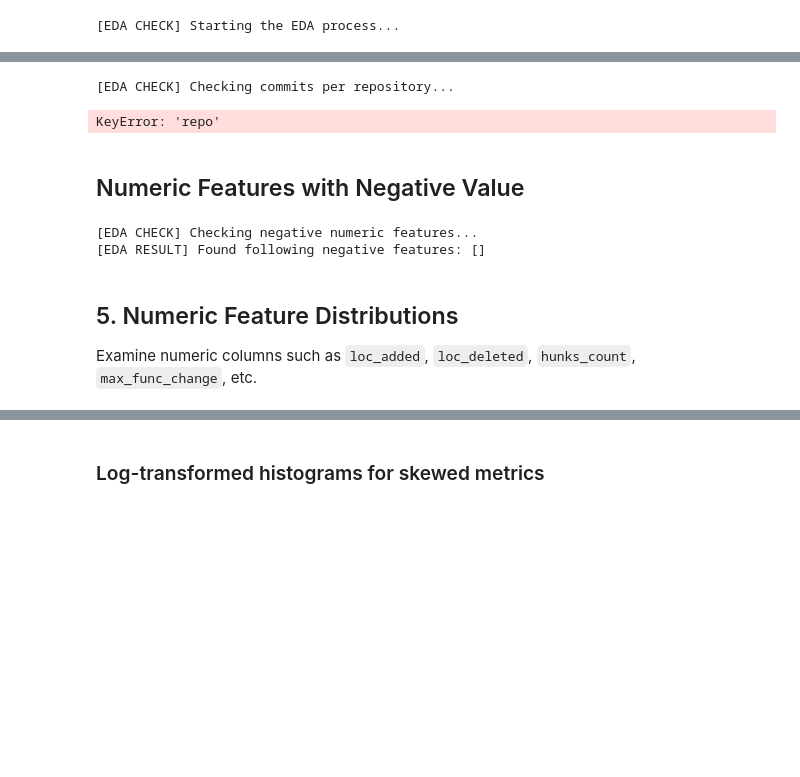
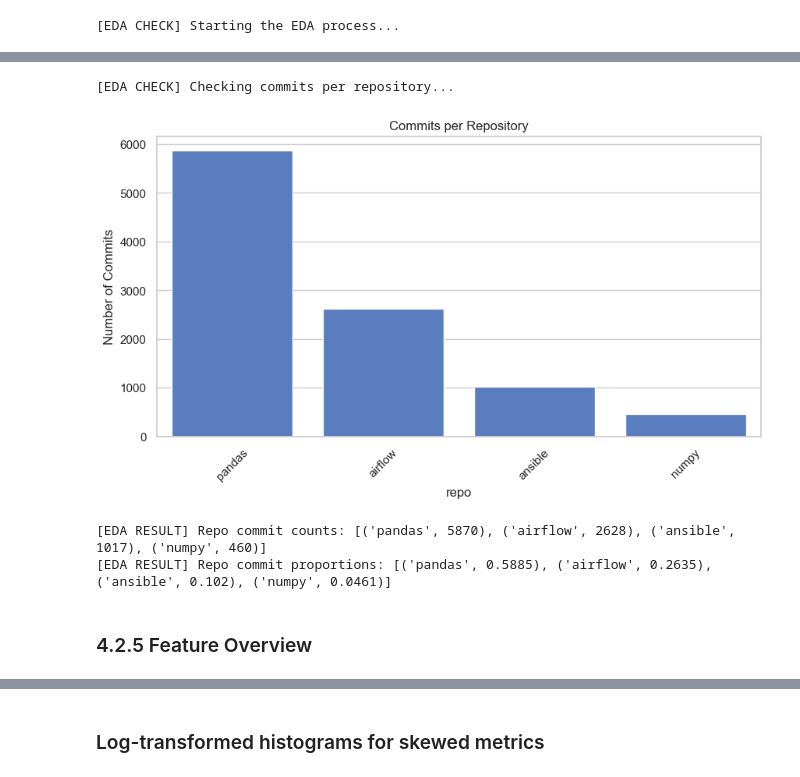
Before and after one commit to FilipMojto/DP_Thesis, a Jupyter notebook: notebooks/04-EDA.ipynb, the cells around one changed output, grey strips where cells are left out. Saved outputs shown, nothing was run; the diff lists cells and outputs as text; code cells hidden in the pictures; blank space fills up the shorter version.

```diff
--- a/notebooks/04-EDA.ipynb
+++ b/notebooks/04-EDA.ipynb
@@ -198,70 +268,10 @@ logger.log_result(f"Label proportions: {[(int(k), round(float(v), 4)) for k, v i
-# %%
-# %%
-logger.log_check("Checking commits per repository...")
-
-repo_counts = df['repo'].value_counts()
-
-# Plot
-plt.figure(figsize=(10,5))
-sns.barplot(x=repo_counts.index, y=repo_counts.values)
-plt.title("Commits per Repository")
-plt.ylabel("Number of Commits")
-plt.xticks(rotation=45)
-plt.show()
-
-# Raw counts (one-line log)
-logger.log_result(
-    f"Repo commit counts: {[(repo, int(count)) for repo, count in repo_counts.items()]}"
-)
-
-# Proportions (one-line log)
-repo_props = repo_counts / len(df)
-logger.log_result(
-    f"Repo commit proportions: {[(repo, round(float(prop), 4)) for repo, prop in repo_props.items()]}"
-)
-# %% [output]
-[EDA CHECK] Checking commits per repository...
-KeyError: 'repo'
+# %%
+plot_repo_distribution(df, logger=logger)
+# %% [output]
+[EDA CHECK] Checking commits per repository...
+[figure, added]
+[EDA RESULT] Repo commit counts: [('pandas', 5870), ('airflow', 2628), ('ansible', 1017), ('numpy', 460)]
+[EDA RESULT] Repo commit proportions: [('pandas', 0.5885), ('airflow', 0.2635), ('ansible', 0.102), ('numpy', 0.0461)]
 # %% [markdown]
-## Numeric Features with Negative Value
+### 4.2.5 Feature Overview
-# %%
-logger.log_check("Checking negative numeric features...")
-from notebooks.constants import NUMERIC_FEATURES
-
-negatives = []
-
-for col in NUMERIC_FEATURES:
-    # Calculate the total number of rows (non-NaN count) in the column
-    total_count = df[col].count()
-
-    # Calculate the number of negative values in the column
-    negative_count = (df[col] < 0).sum()
-
-    # Calculate the proportion of negative values
-    if total_count > 0:
-        proportion = negative_count / total_count
-    else:
-        proportion = 0  # Handle case where the column is entirely NaN or empty
-
-    if proportion:
-        logger.log_result(
-            f"Negative Feature: **{col}** - Count of negative values: {negative_count} - Proportion of negative values: **{proportion:.4f}"
-        )
-        # log_result(f"Total entries (non-NaN): {total_count}")
-        # log_result(f"Count of negative values: {negative_count}")
-        # log_result(f"Proportion of negative values: **{proportion:.4f}**")
-
-# log_result(f"Found following negative features: {negatives}")
-
-for negative in negatives:
-    print(df[negative].describe())
-
-logger.log_result(f"Found following negative features: {negatives}")
-# %% [output]
-[EDA CHECK] Checking negative numeric features...
-[EDA RESULT] Found following negative features: []
-# %% [markdown]
-## 5. Numeric Feature Distributions
-
-Examine numeric columns such as `loc_added`, `loc_deleted`, `hunks_count`, `max_func_change`, etc.
 # %%
```
Also changed, not shown: parts of 47 cells of this notebook, 25 other files.
